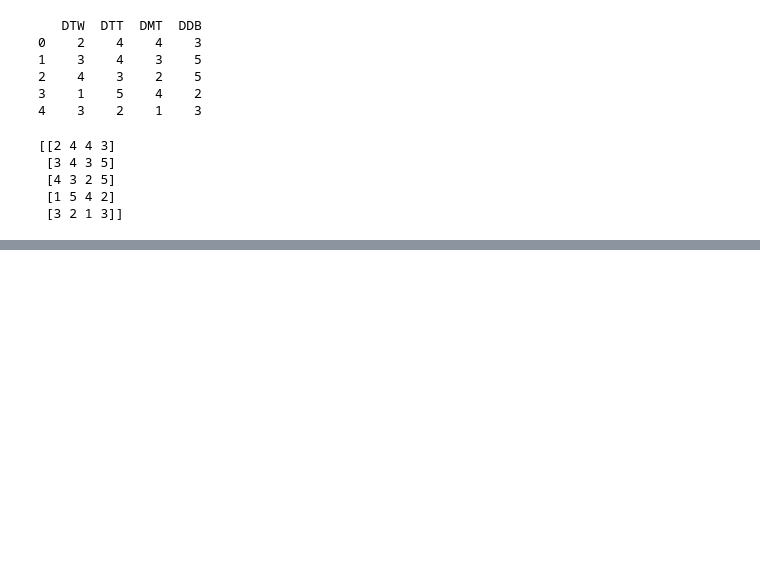
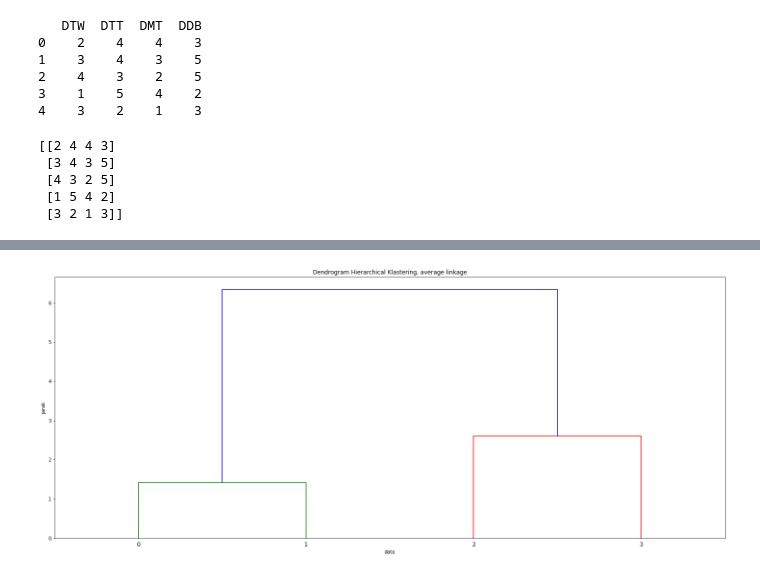
Before and after one commit to rahmadr2612/StreamlitDM, a Jupyter notebook: Clustering_AHC.ipynb, the cells around one changed output, grey strips where cells are left out. Drawn from its saved outputs; the diff is of its cells as text; code cells hidden in the pictures; blank space fills up the shorter version.

```diff
--- a/Clustering_AHC.ipynb
+++ b/Clustering_AHC.ipynb
@@ -37,0 +60,9 @@ plt.show()
+# %%
+plt.figure(figsize=(25,10))
+plt.title('Dendrogram Hierarchical Klastering, average linkage')
+plt.xlabel('data')
+plt.ylabel('jarak')
+dendrogram(x)
+plt.show()
+# %% [output]
+[figure, added]
```
Also changed, not shown: parts of 5 cells of this notebook.
